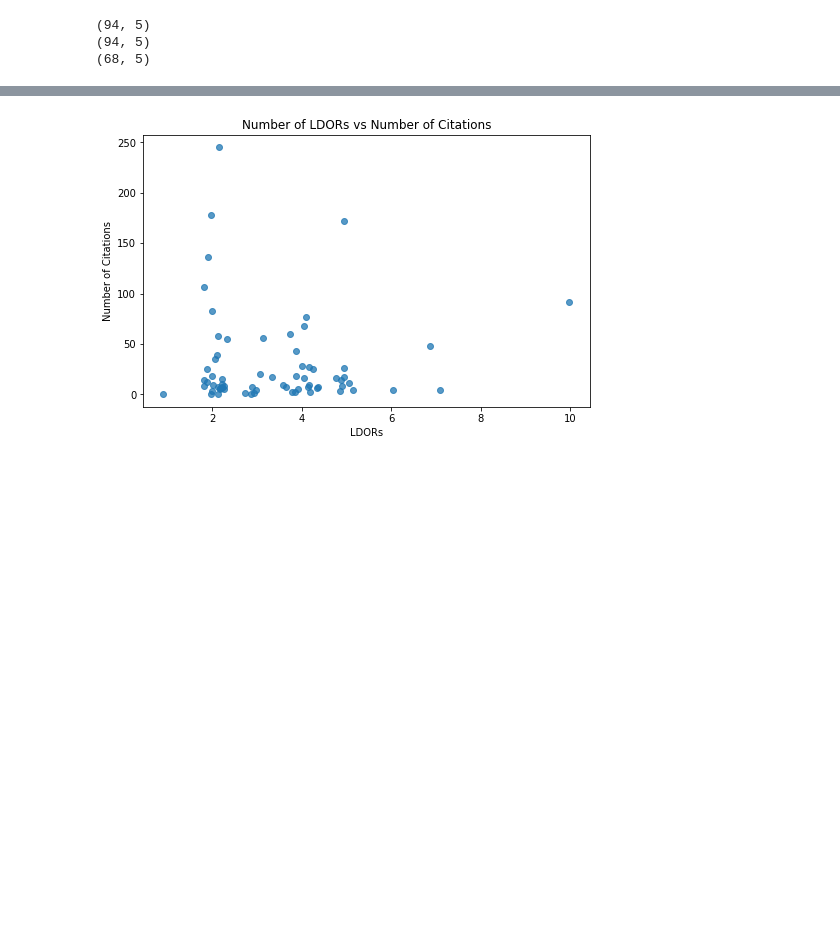
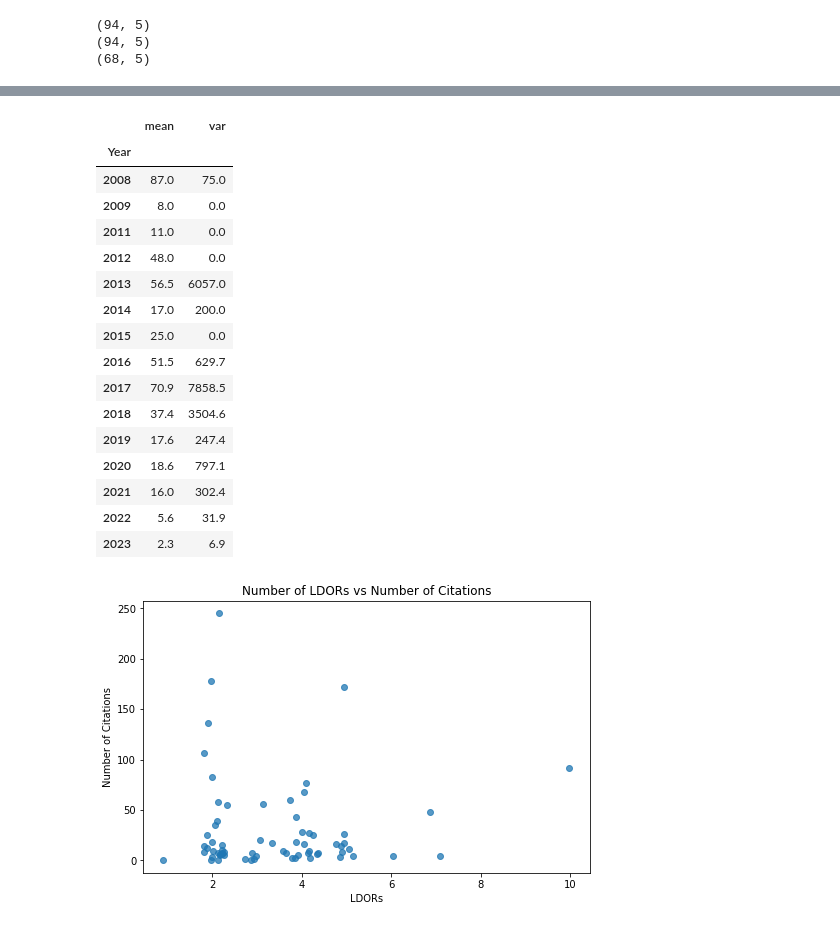
Before and after one commit to alasdair-breasley/pds-assignment, a Jupyter notebook: PDS_Assignment.ipynb, the cells around one changed output, grey strips where cells are left out. Drawn from its saved outputs; the diff is of its cells as text; code cells hidden in the pictures; blank space fills up the shorter version.

```diff
--- a/PDS_Assignment.ipynb
+++ b/PDS_Assignment.ipynb
@@ -460,6 +483,36 @@ citations_dataframe.rename(columns = {"mean" : "Mean Number of Citations per Jou
 | Others | 43.4 | 5746.3 |
 | Robotics | 4.5 | 13.7 |
 | Virtual Reality | 5.2 | 15.6 |
+# %%
+# Figure 1
+
+citations_dataframe_fig1 = unique_journal_papers_dataframe_bytopic.groupby(["Year"])["Number of Citations"].agg(["mean", "var"])
+
+# Fill NaNs with 0 - NaNs for variance appear because variance is trying to be calculated over one value
+citations_dataframe_fig1 = citations_dataframe_fig1.fillna(0)
+
+# Round mean and var columns to 1 decimal place
+citations_dataframe_fig1 = citations_dataframe_fig1.round({"mean" : 1, "var" : 1})
+
+citations_dataframe_fig1
+# %% [output]
+|  | mean | var |
+| Year |  |  |
+| 2008 | 87.0 | 75.0 |
+| 2009 | 8.0 | 0.0 |
+| 2011 | 11.0 | 0.0 |
+| 2012 | 48.0 | 0.0 |
+| 2013 | 56.5 | 6057.0 |
+| 2014 | 17.0 | 200.0 |
+| 2015 | 25.0 | 0.0 |
+| 2016 | 51.5 | 629.7 |
+| 2017 | 70.9 | 7858.5 |
+| 2018 | 37.4 | 3504.6 |
+| 2019 | 17.6 | 247.4 |
+| 2020 | 18.6 | 797.1 |
+| 2021 | 16.0 | 302.4 |
+| 2022 | 5.6 | 31.9 |
+| 2023 | 2.3 | 6.9 |
 # %%
 # Figure 2
 
```
Also changed, not shown: parts of 3 cells of this notebook.
